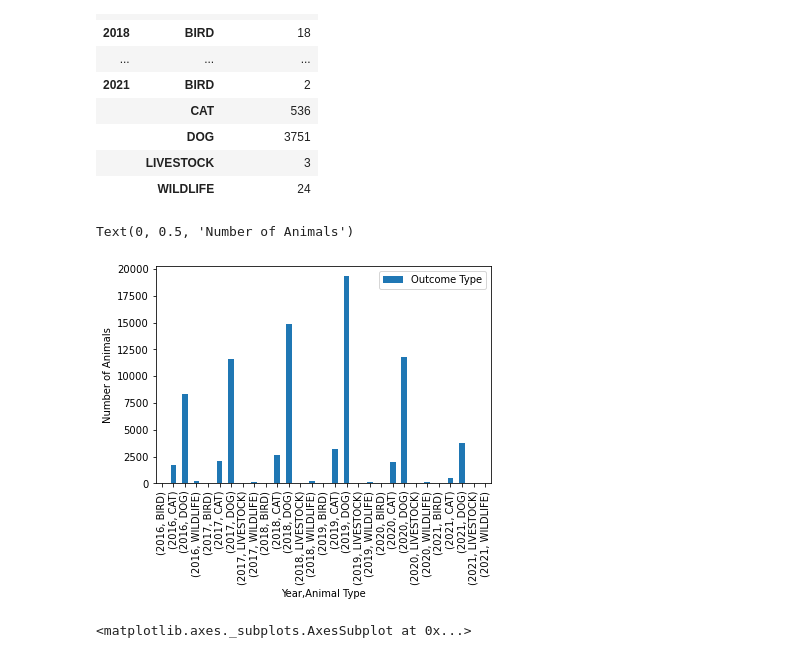
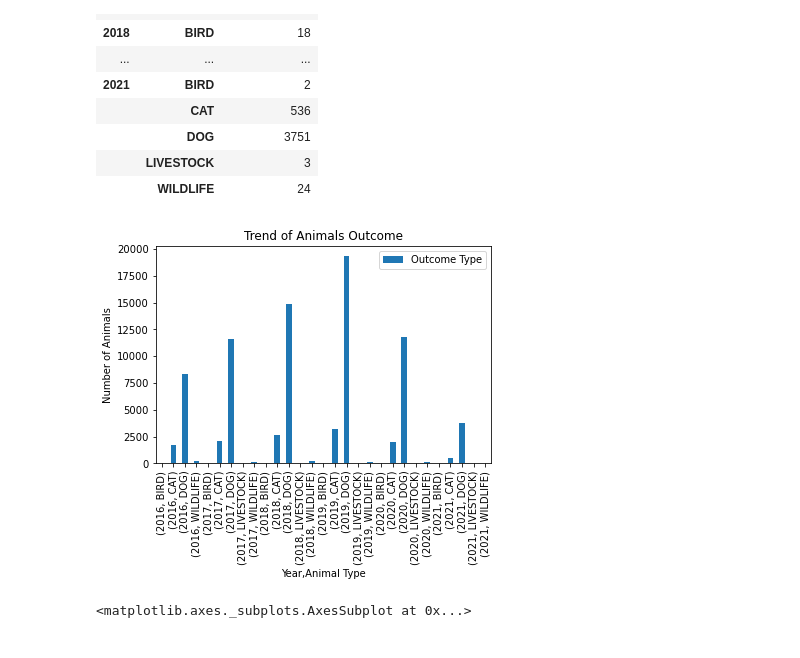
Before and after one commit to jconcha56429/Project1, a Jupyter notebook: Adoption Rates.ipynb, the cells around one changed output. Drawn from its saved outputs; the diff is of its cells as text; code cells hidden in the pictures.

```diff
--- a/Adoption Rates.ipynb
+++ b/Adoption Rates.ipynb
@@ -157,10 +150,12 @@ dallas_adopted_animals
 # %%
 dallas_adopted_animals.plot(kind ="bar")
 
 plt.ylabel ("Number of Animals")
+plt.title ("Trend of Animals Outcome")
+
+plt.savefig(r"C:\Users\kndrs\Project1\Trend_of_Animals.png",bbox_inches='tight')
 # %% [output]
-Text(0, 0.5, 'Number of Animals')
-[figure, old version]
+[figure, new version]
 # %%
 dallas_adopted_animals.plot()
 # %% [output]
```
Also changed, not shown: parts of 4 cells of this notebook, 1 other file.
